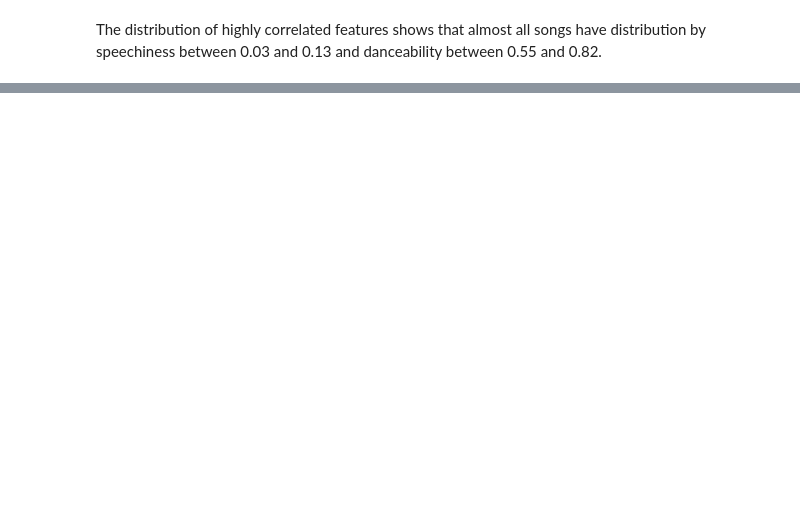
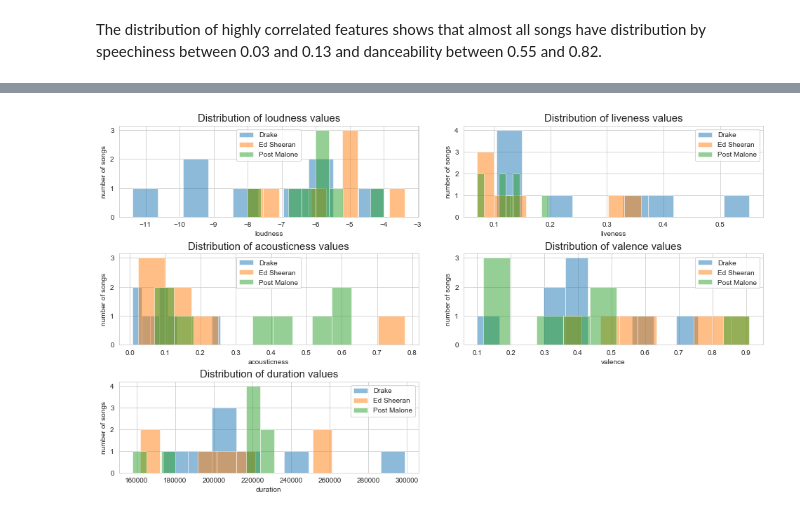
Before and after one commit to fneitzel/DataAnalysisOnMusicPreferences, a Jupyter notebook: exploration/Analysis_of_top_songs_artists.ipynb, the cells around one changed output, grey strips where cells are left out. Cells and saved outputs as stored; diff of their text form; code cells hidden in the pictures; blank space fills up the shorter version.

```diff
--- a/exploration/Analysis_of_top_songs_artists.ipynb
+++ b/exploration/Analysis_of_top_songs_artists.ipynb
@@ -583,0 +534,52 @@ plt.show()
+# %%
+plt.figure(figsize=(15,7))
+plt.subplot(321)
+plt.hist(drake.loudness, stacked=True, alpha=0.5, label = "Drake")
+plt.hist(edSheeran.loudness, stacked=True, alpha=0.5, label = "Ed Sheeran")
+plt.hist(postMalone.loudness, stacked=True, alpha=0.5, label = "Post Malone")
+plt.xlabel("loudness")
+plt.ylabel("number of songs")
+plt.legend()
+plt.title('Distribution of loudness values', fontsize =15)
+
+plt.subplot(322)
+plt.hist(drake.liveness, stacked=True, alpha=0.5, label = "Drake")
+plt.hist(edSheeran.liveness, stacked=True, alpha=0.5, label = "Ed Sheeran")
+plt.hist(postMalone.liveness, stacked=True, alpha=0.5, label = "Post Malone")
+plt.xlabel("liveness")
+plt.ylabel("number of songs")
+plt.legend()
+plt.title('Distribution of liveness values', fontsize =15)
+
+plt.subplot(323)
+plt.hist(drake.acousticness, stacked=True, alpha=0.5, label = "Drake")
+plt.hist(edSheeran.acousticness, stacked=True, alpha=0.5, label = "Ed Sheeran")
+plt.hist(postMalone.acousticness, stacked=True, alpha=0.5, label = "Post Malone")
+plt.xlabel("acousticness")
+plt.ylabel("number of songs")
+plt.legend()
+plt.title('Distribution of acousticness values', fontsize =15)
+
+plt.subplot(324)
+plt.hist(drake.valence, stacked=True, alpha=0.5, label = "Drake")
+plt.hist(edSheeran.valence, stacked=True, alpha=0.5, label = "Ed Sheeran")
+plt.hist(postMalone.valence, stacked=True, alpha=0.5, label = "Post Malone")
+plt.xlabel("valence")
+plt.ylabel("number of songs")
+plt.legend()
+plt.title('Distribution of valence values', fontsize =15)
+
+plt.subplot(325)
+plt.hist(drake.duration_ms, stacked=True, alpha=0.5, label = "Drake")
+plt.hist(edSheeran.duration_ms, stacked=True, alpha=0.5, label = "Ed Sheeran")
+plt.hist(postMalone.duration_ms, stacked=True, alpha=0.5, label = "Post Malone")
+plt.xlabel("duration")
+plt.ylabel("number of songs")
+plt.legend()
+plt.title('Distribution of duration values', fontsize =15)
+
+plt.subplots_adjust(top=0.99, bottom=0.008, left=0.10, right=0.95, hspace=0.40,
+                    wspace=0.15)
+plt.show()
+# %% [output]
+[figure, added]
```
Also changed, not shown: parts of 45 cells of this notebook.
